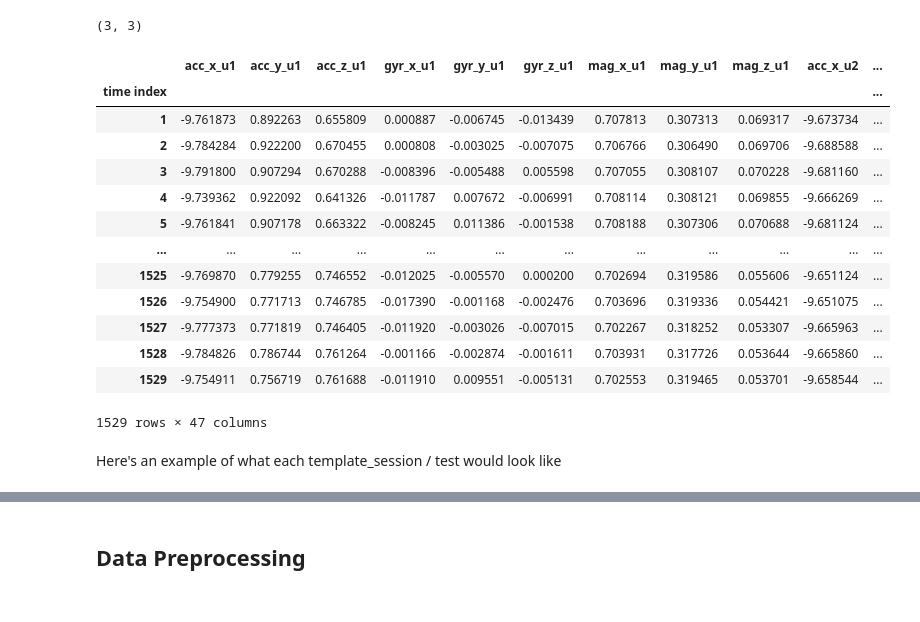
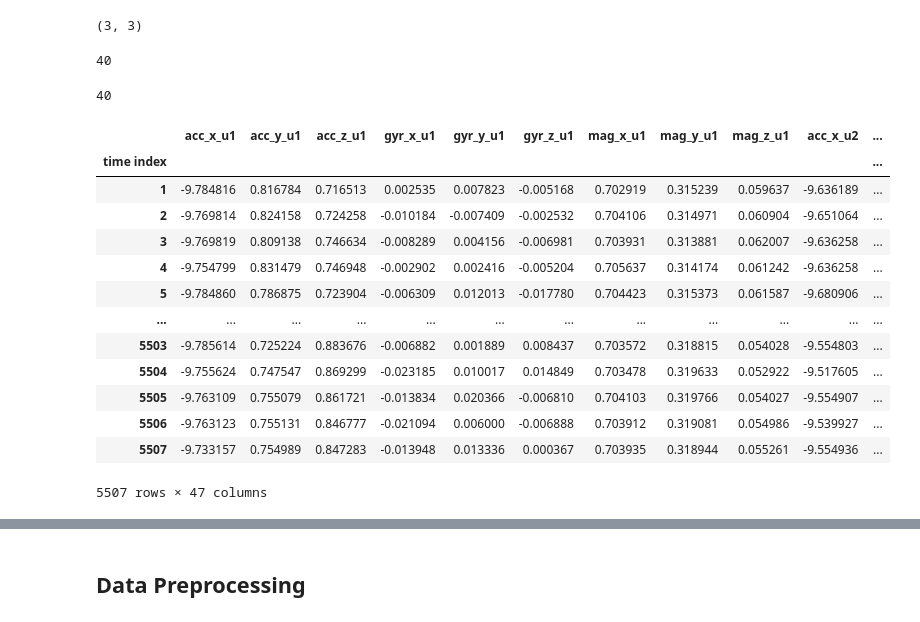
Before and after one commit to HammyLA/cs156-exercise-project, a Jupyter notebook: notebooks/exploration.ipynb, the cells around one changed output, grey strips where cells are left out. Drawn from its saved outputs; the diff is of its cells as text; code cells hidden in the pictures.

Commit message:
added 3 labels and data exporting

```diff
--- a/notebooks/exploration.ipynb
+++ b/notebooks/exploration.ipynb
@@ -98,6 +99,7 @@ times_sorted.head()
 | 4 | s1 | e5 | template_times.txt | /Users/hammy/.cache/kagglehub/dat... |
 # %%
 templates = df[df['file_name'] == 'template_session.txt'].reset_index()
+tests = df[df['file_name'] != 'template_session.txt'].reset_index()
 templates
 # %% [output]
 |  | index | subject | exercise | sensor | file_name | path |
@@ -164,27 +182,43 @@ for exercise in templates['exercise'].unique():
 subject1_times[0].shape
 # %% [output]
 (3, 3)
+# %%
+all_times = []
+for subject in templates['subject'].unique():
+    for exercise in templates['exercise'].unique():
+        times = collect_template_times(times_sorted, subject, exercise)
+        all_times.append(times)
+len(all_times)
+# %% [output]
+40
 # %%
 all_data = []
 for subject in templates['subject'].unique():
     for exercise in templates['exercise'].unique():
         combined_df = combine_sensors(templates, subject, exercise)
         all_data.append(combined_df)
-all_data[25]
+len(all_times)
 # %% [output]
-|  | acc_x_u1 | acc_y_u1 | acc_z_u1 | gyr_x_u1 | gyr_y_u1 | gyr_z_u1 | mag_x_u1 | mag_y_u1 | mag_z_u1 | acc_x_u2 | ... |
-| time index |  |  |  |  |  |  |  |  |  |  | ... |
-| 1 | -9.761873 | 0.892263 | 0.655809 | 0.000887 | -0.006745 | -0.013439 | 0.707813 | 0.307313 | 0.069317 | -9.673734 | ... |
-| 2 | -9.784284 | 0.922200 | 0.670455 | 0.000808 | -0.003025 | -0.007075 | 0.706766 | 0.306490 | 0.069706 | -9.688588 | ... |
-| 3 | -9.791800 | 0.907294 | 0.670288 | -0.008396 | -0.005488 | 0.005598 | 0.707055 | 0.308107 | 0.070228 | -9.681160 | ... |
-| 4 | -9.739362 | 0.922092 | 0.641326 | -0.011787 | 0.007672 | -0.006991 | 0.708114 | 0.308121 | 0.069855 | -9.666269 | ... |
-| 5 | -9.761841 | 0.907178 | 0.663322 | -0.008245 | 0.011386 | -0.001538 | 0.708188 | 0.307306 | 0.070688 | -9.681124 | ... |
-| ... | ... | ... | ... | ... | ... | ... | ... | ... | ... | ... | ... |
-| 1525 | -9.769870 | 0.779255 | 0.746552 | -0.012025 | -0.005570 | 0.000200 | 0.702694 | 0.319586 | 0.055606 | -9.651124 | ... |
-| 1526 | -9.754900 | 0.771713 | 0.746785 | -0.017390 | -0.001168 | -0.002476 | 0.703696 | 0.319336 | 0.054421 | -9.651075 | ... |
-| 1527 | -9.777373 | 0.771819 | 0.746405 | -0.011920 | -0.003026 | -0.007015 | 0.702267 | 0.318252 | 0.053307 | -9.665963 | ... |
-| 1528 | -9.784826 | 0.786744 | 0.761264 | -0.001166 | -0.002874 | -0.001611 | 0.703931 | 0.317726 | 0.053644 | -9.665860 | ... |
-| 1529 | -9.754911 | 0.756719 | 0.761688 | -0.011910 | 0.009551 | -0.005131 | 0.702553 | 0.319465 | 0.053701 | -9.658544 | ... |
-1529 rows × 47 columns
+40
-# %% [markdown]
-Here's an example of what each template_session / test would look like
+# %%
+all_tests = []
+for subject in tests['subject'].unique():
+    for exercise in tests['exercise'].unique():
+        combined_df = combine_sensors(tests, subject, exercise)
+        all_tests.append(combined_df)
+all_tests[25]
+# %% [output]
+|  | acc_x_u1 | acc_y_u1 | acc_z_u1 | gyr_x_u1 | gyr_y_u1 | gyr_z_u1 | mag_x_u1 | mag_y_u1 | mag_z_u1 | acc_x_u2 | ... |
+| time index |  |  |  |  |  |  |  |  |  |  | ... |
+| 1 | -9.784816 | 0.816784 | 0.716513 | 0.002535 | 0.007823 | -0.005168 | 0.702919 | 0.315239 | 0.059637 | -9.636189 | ... |
+| 2 | -9.769814 | 0.824158 | 0.724258 | -0.010184 | -0.007409 | -0.002532 | 0.704106 | 0.314971 | 0.060904 | -9.651064 | ... |
+| 3 | -9.769819 | 0.809138 | 0.746634 | -0.008289 | 0.004156 | -0.006981 | 0.703931 | 0.313881 | 0.062007 | -9.636258 | ... |
+| 4 | -9.754799 | 0.831479 | 0.746948 | -0.002902 | 0.002416 | -0.005204 | 0.705637 | 0.314174 | 0.061242 | -9.636258 | ... |
+| 5 | -9.784860 | 0.786875 | 0.723904 | -0.006309 | 0.012013 | -0.017780 | 0.704423 | 0.315373 | 0.061587 | -9.680906 | ... |
+| ... | ... | ... | ... | ... | ... | ... | ... | ... | ... | ... | ... |
+| 5503 | -9.785614 | 0.725224 | 0.883676 | -0.006882 | 0.001889 | 0.008437 | 0.703572 | 0.318815 | 0.054028 | -9.554803 | ... |
+| 5504 | -9.755624 | 0.747547 | 0.869299 | -0.023185 | 0.010017 | 0.014849 | 0.703478 | 0.319633 | 0.052922 | -9.517605 | ... |
+| 5505 | -9.763109 | 0.755079 | 0.861721 | -0.013834 | 0.020366 | -0.006810 | 0.704103 | 0.319766 | 0.054027 | -9.554907 | ... |
+| 5506 | -9.763123 | 0.755131 | 0.846777 | -0.021094 | 0.006000 | -0.006888 | 0.703912 | 0.319081 | 0.054986 | -9.539927 | ... |
+| 5507 | -9.733157 | 0.754989 | 0.847283 | -0.013948 | 0.013336 | 0.000367 | 0.703935 | 0.318944 | 0.055261 | -9.554936 | ... |
+5507 rows × 47 columns
```
Also changed, not shown: parts of 25 cells of this notebook, 3 other files.
